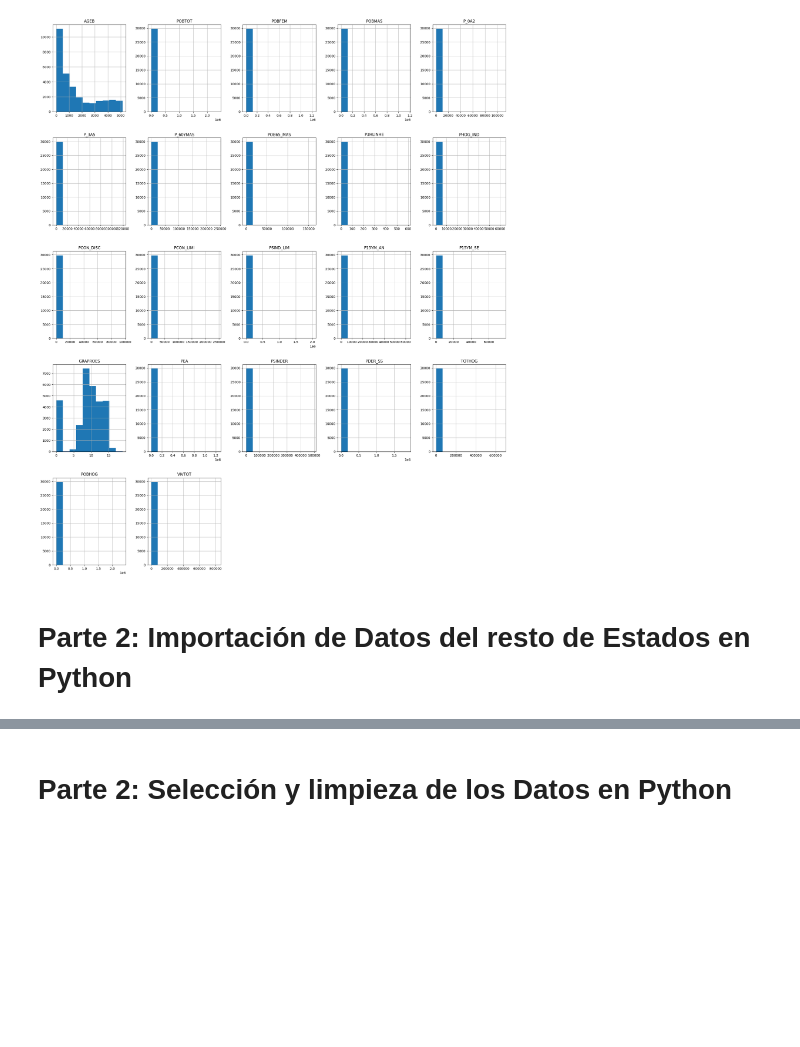
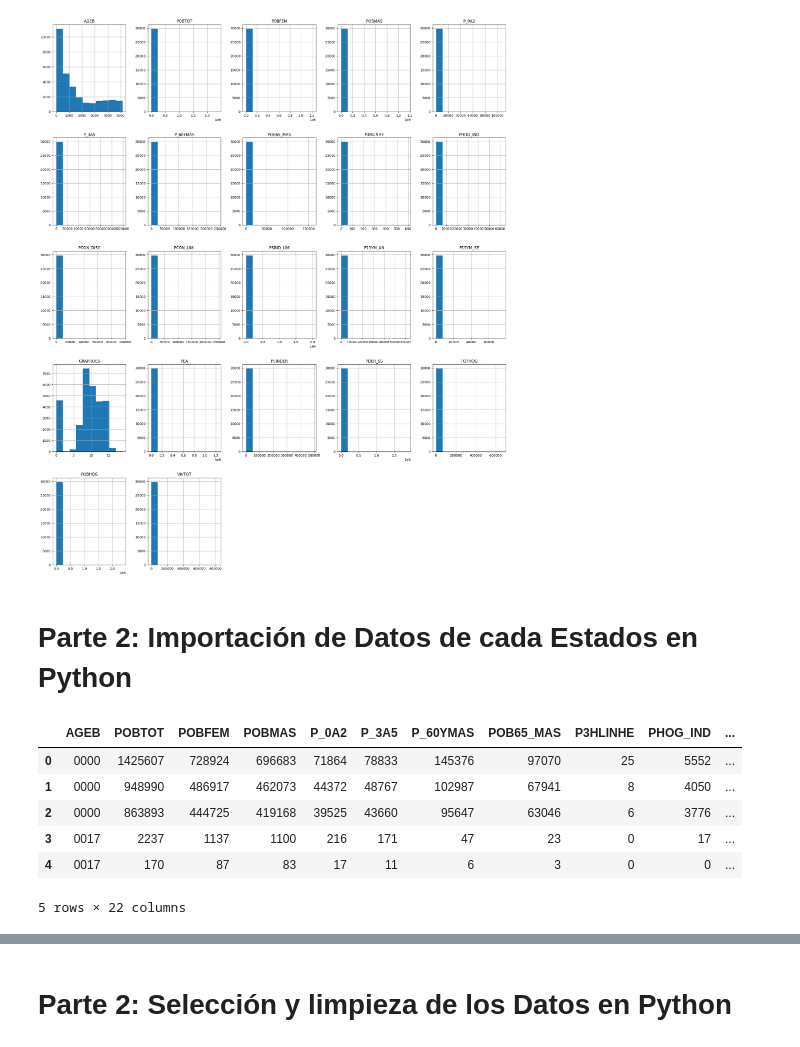
Before and after one commit to LH-1169213/IslasDeCalor, a Jupyter notebook: EDA_SCITEL_INEGI.ipynb, the cells around one changed output, grey strips where cells are left out. Cells and saved outputs as stored; diff of their text form; code cells hidden in the pictures; blank space fills up the shorter version.

```diff
--- a/EDA_SCITEL_INEGI.ipynb
+++ b/EDA_SCITEL_INEGI.ipynb
@@ -197,4 +200,4 @@ array([[<Axes: title={'center': 'AGEB'}>,
       dtype=object)
 [figure]
 # %% [markdown]
-# **Parte 2: Importación de Datos del resto de Estados en Python**
+# **Parte 2: Importación de Datos de cada Estados en Python**
@@ -201,11 +212,16 @@ array([[<Axes: title={'center': 'AGEB'}>,
 # %%
-#Importamos el resto de datos
-
-df_concat
-
 # Leemos los datos por Estado
-df = pd.read_csv("https://raw.githubusercontent.com/LH-1169213/IslasDeCalor/refs/heads/main/Aguascalientes.csv",
+# Aguascalientes
+df2 = pd.read_csv("https://raw.githubusercontent.com/LH-1169213/IslasDeCalor/refs/heads/main/Aguascalientes.csv",
                  usecols=[ 'AGEB', 'POBTOT', 'POBFEM', 'POBMAS',
             'P_0A2','P_3A5', 'P_60YMAS', 'POB65_MAS', 'P3HLINHE', 'PHOG_IND', 'PCON_DISC', 'PCON_LIMI',
             'PSIND_LIM', 'P15YM_AN', 'P15YM_SE', 'GRAPROES', 'PEA', 'PSINDER', 'PDER_SS', 'TOTHOG', 'POBHOG', 'VIVTOT'])
-df.head()
+df2.head()
+# %% [output]
+|  | AGEB | POBTOT | POBFEM | POBMAS | P_0A2 | P_3A5 | P_60YMAS | POB65_MAS | P3HLINHE | PHOG_IND | ... |
+| 0 | 0000 | 1425607 | 728924 | 696683 | 71864 | 78833 | 145376 | 97070 | 25 | 5552 | ... |
+| 1 | 0000 | 948990 | 486917 | 462073 | 44372 | 48767 | 102987 | 67941 | 8 | 4050 | ... |
+| 2 | 0000 | 863893 | 444725 | 419168 | 39525 | 43660 | 95647 | 63046 | 6 | 3776 | ... |
+| 3 | 0017 | 2237 | 1137 | 1100 | 216 | 171 | 47 | 23 | 0 | 17 | ... |
+| 4 | 0017 | 170 | 87 | 83 | 17 | 11 | 6 | 3 | 0 | 0 | ... |
+5 rows × 22 columns
```
Also changed, not shown: parts of 33 cells of this notebook.
